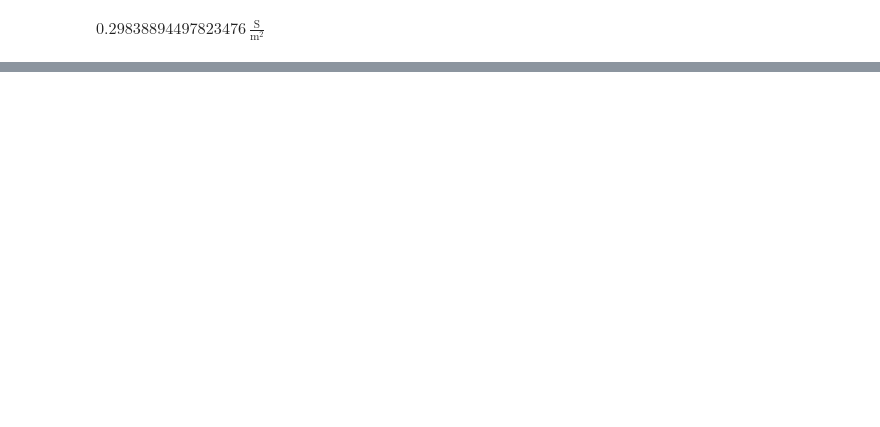
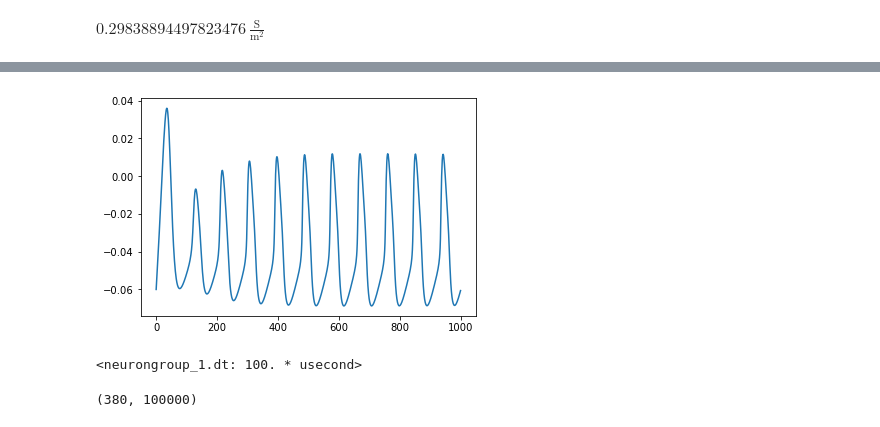
Before and after one commit to JingjinW/Neural-heterogeneity-study-based-on-STDP, a Jupyter notebook: 2002NAT_3.ipynb, the cells around one changed output, grey strips where cells are left out. Saved outputs shown, nothing was run; the diff lists cells and outputs as text; code cells hidden in the pictures; blank space fills up the shorter version.

```diff
--- a/2002NAT_3.ipynb
+++ b/2002NAT_3.ipynb
@@ -175,0 +214,13 @@ $0.29838894497823476\,\frac{\mathrm{S}}{\mathrm{m}^{2}}$
+# %%
+plot(mon.v[2][:])
+plt.show()
+# %% [output]
+[figure, added]
+# %%
+Ecells.dt
+# %% [output]
+<neurongroup_1.dt: 100. * usecond>
+# %%
+mon.gampa.shape
+# %% [output]
+(380, 100000)
```
Also changed, not shown: parts of 14 cells of this notebook, 2 other files.
